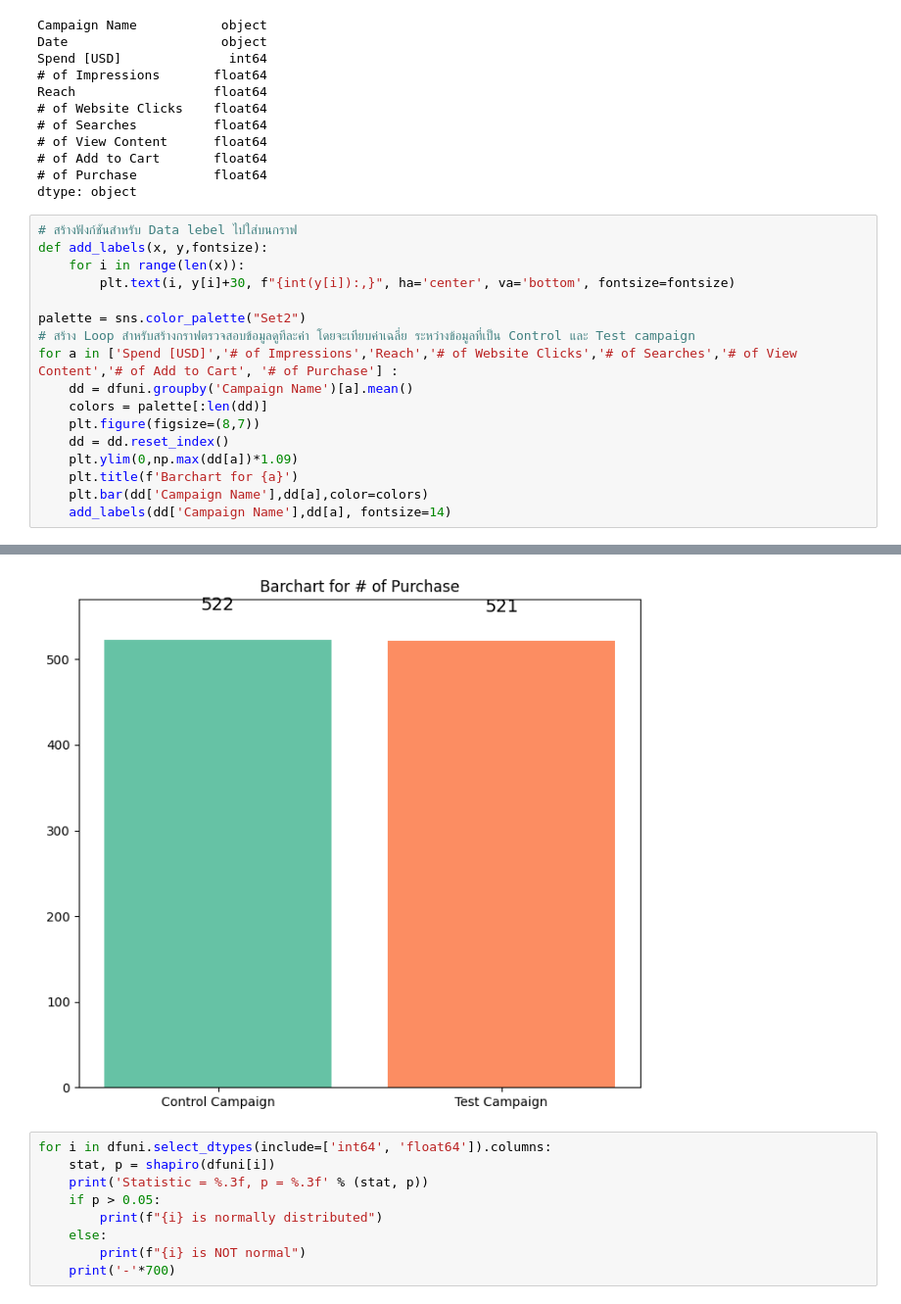
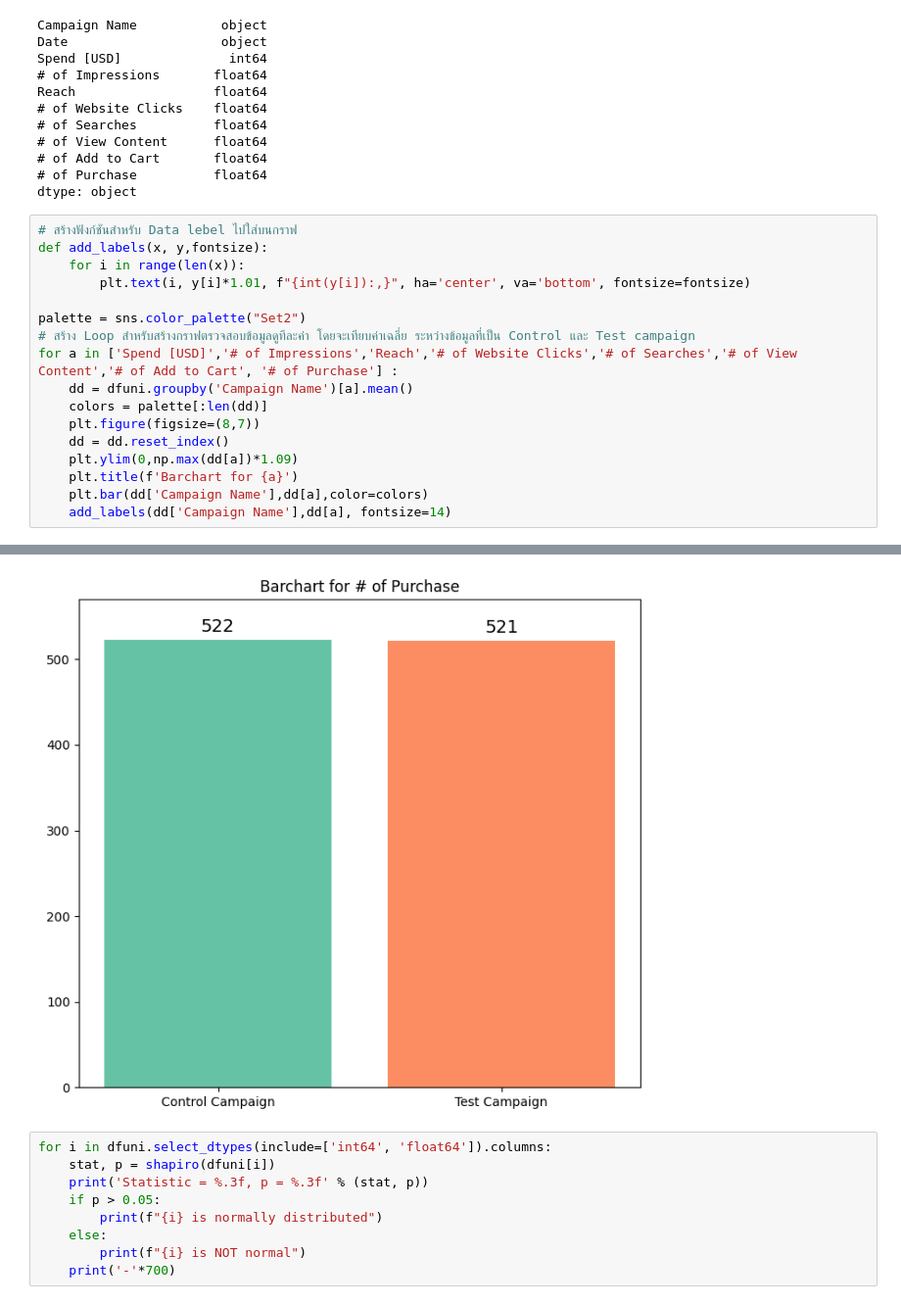
Before and after one commit to KitakanWiset/A-B-testing, a Jupyter notebook: dataanalysis.ipynb, the cells around one changed output, grey strips where cells are left out. Shown: that part at 98% size. Saved outputs shown, nothing was run; the diff lists cells and outputs as text.

```diff
--- a/dataanalysis.ipynb
+++ b/dataanalysis.ipynb
@@ -138,7 +138,7 @@ dtype: object
 # สร้างฟังก์ชันสำหรับ Data lebel ไปใส่บนกราฟ
 def add_labels(x, y,fontsize):
     for i in range(len(x)):
-        plt.text(i, y[i]+30, f"{int(y[i]):,}", ha='center', va='bottom', fontsize=fontsize)
+        plt.text(i, y[i]*1.01, f"{int(y[i]):,}", ha='center', va='bottom', fontsize=fontsize)
 
 palette = sns.color_palette("Set2")
 # สร้าง Loop สำหรับสร้างกราฟตรวจสอบข้อมูลดูทีละค่า โดยจะเทียบค่าเฉลี่ย ระหว่างข้อมูลที่เป็น Control และ Test campaign
@@ -162,4 +162,4 @@ for a in ['Spend [USD]','# of Impressions','Reach','# of Website Clicks','# of S
-[figure, old version]
+[figure, new version]
 # %%
 for i in dfuni.select_dtypes(include=['int64', 'float64']).columns:
     stat, p = shapiro(dfuni[i])
```
Also changed, not shown: parts of 1 cell of this notebook, 1 other file.
